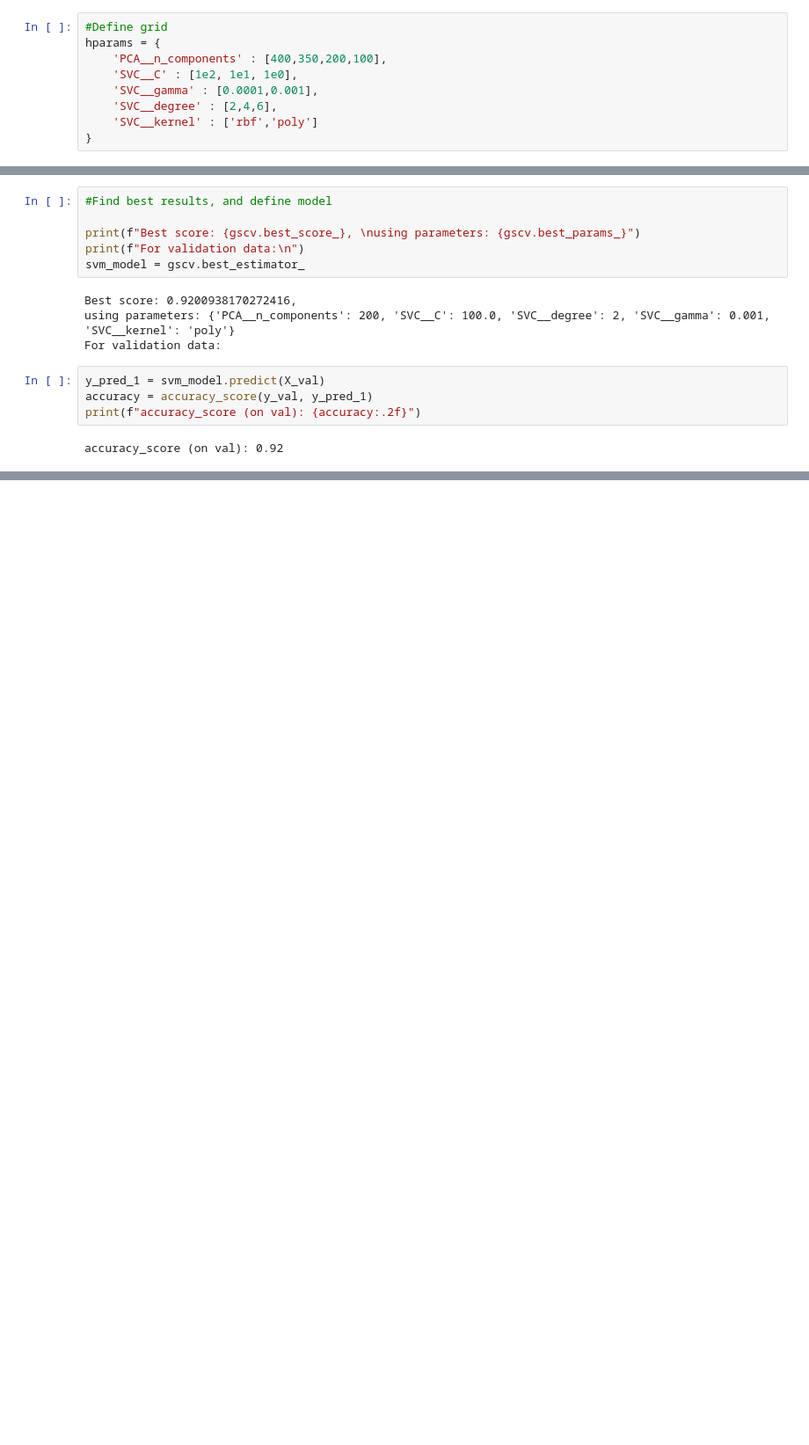
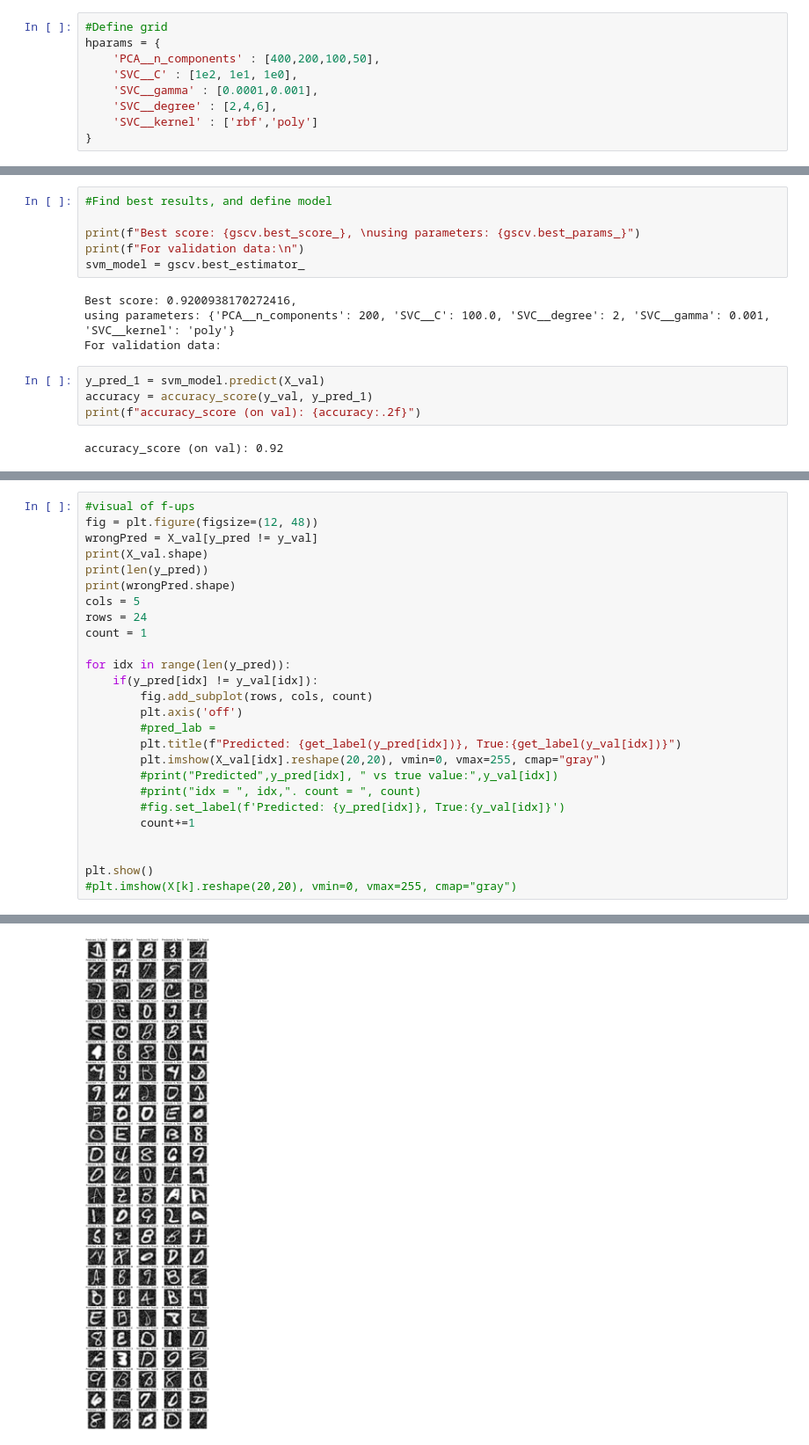
Before and after one commit to vhrollo/inf264_project2, a Jupyter notebook: src/soda_more_tests_SVM.ipynb, the cells around one changed output, grey strips where cells are left out. Shown: that part at 88% size. Saved outputs shown, nothing was run; the diff lists cells and outputs as text; blank space fills up the shorter version.

```diff
--- a/src/soda_more_tests_SVM.ipynb
+++ b/src/soda_more_tests_SVM.ipynb
@@ -60,7 +60,7 @@ Pipeline(steps=[('scale', StandardScaler()), ('PCA', PCA()), ('SVC', SVC())])
 # %%
 #Define grid
 hparams = {
-    'PCA__n_components' : [400,350,200,100],
+    'PCA__n_components' : [400,200,100,50],
     'SVC__C' : [1e2, 1e1, 1e0],
     'SVC__gamma' : [0.0001,0.001],
     'SVC__degree' : [2,4,6],
@@ -136,0 +153,27 @@ accuracy_score (on val): 0.92
+# %%
+#visual of f-ups
+fig = plt.figure(figsize=(12, 48))
+wrongPred = X_val[y_pred != y_val]
+print(X_val.shape)
+print(len(y_pred))
+print(wrongPred.shape)
+cols = 5
+rows = 24
+count = 1
+
+for idx in range(len(y_pred)):
+    if(y_pred[idx] != y_val[idx]):
+        fig.add_subplot(rows, cols, count)
+        plt.axis('off')
+        #pred_lab =
+        plt.title(f"Predicted: {get_label(y_pred[idx])}, True:{get_label(y_val[idx])}")
+        plt.imshow(X_val[idx].reshape(20,20), vmin=0, vmax=255, cmap="gray")
+        #print("Predicted",y_pred[idx], " vs true value:",y_val[idx])
+        #print("idx = ", idx,". count = ", count)
+        #fig.set_label(f'Predicted: {y_pred[idx]}, True:{y_val[idx]}')
+        count+=1
+
+
+plt.show()
+#plt.imshow(X[k].reshape(20,20), vmin=0, vmax=255, cmap="gray")
+# %% [output]
@@ -136,0 +183 @@ accuracy_score (on val): 0.92
+[figure, added]
```
Also changed, not shown: parts of 7 cells of this notebook, 6 other files.
